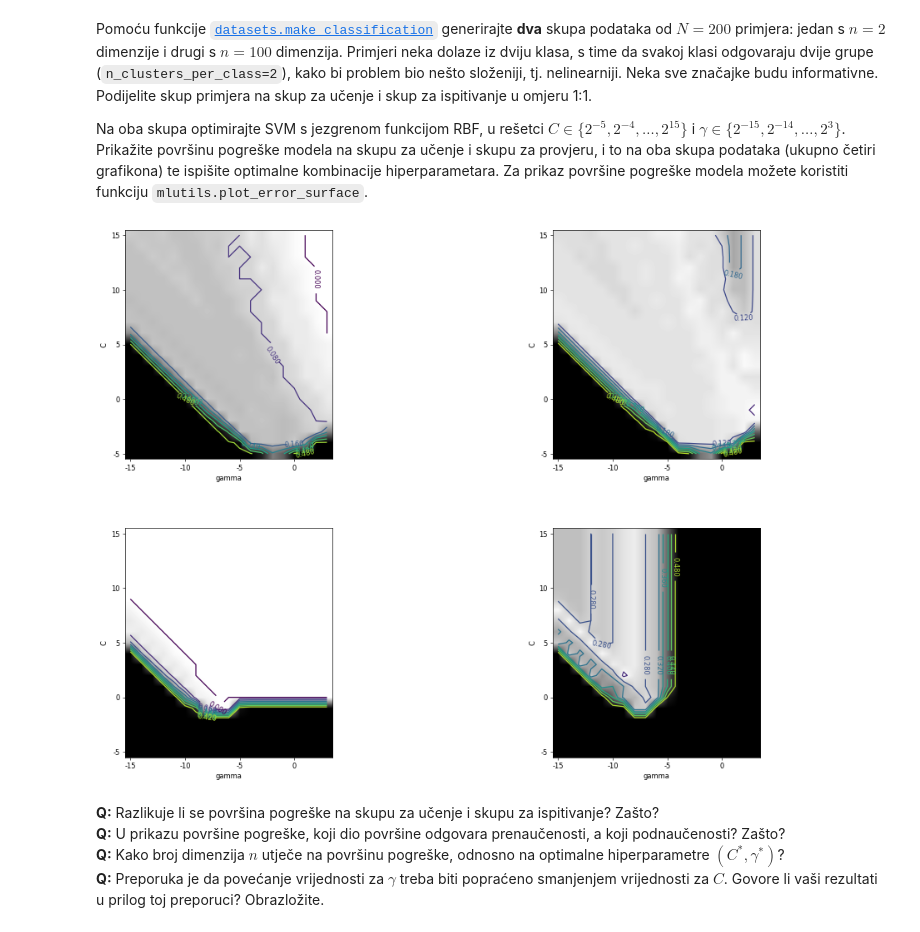
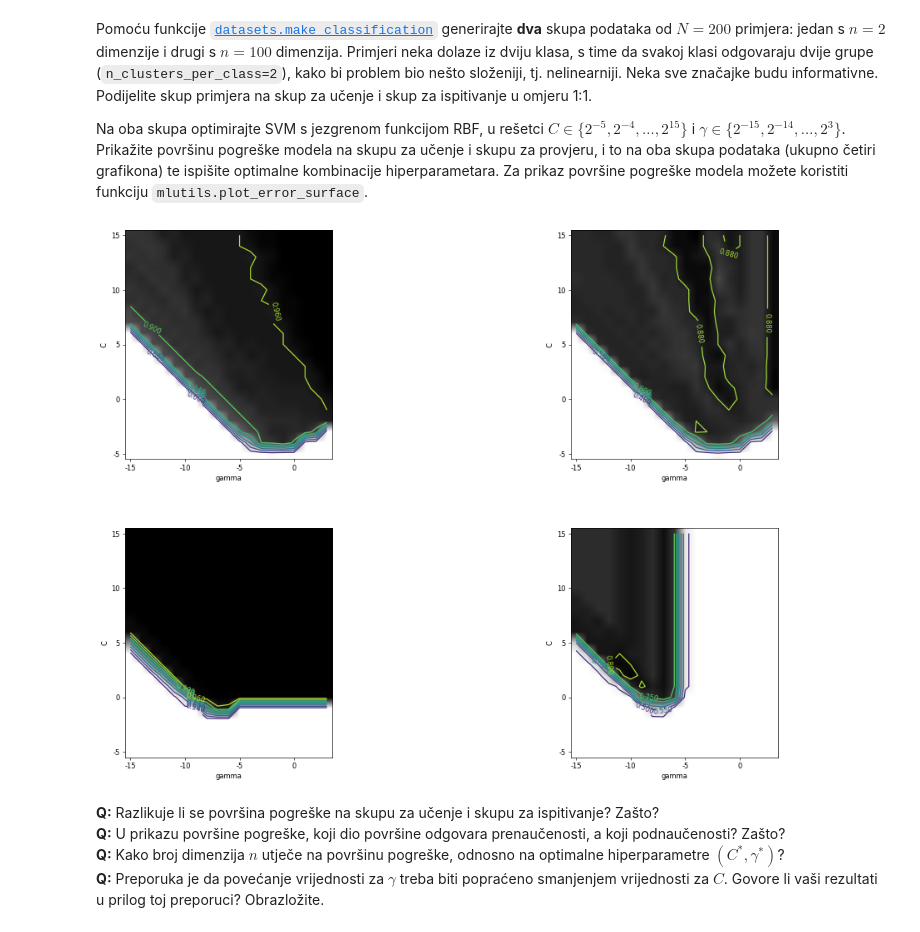
Before and after one commit to Spooky-M/SU_lab1, a Jupyter notebook: SU-2020-LAB03-SVM-i-kNN.ipynb, the cells around one changed output. Drawn from its saved outputs; the diff is of its cells as text; code cells hidden in the pictures.

```diff
--- a/SU-2020-LAB03-SVM-i-kNN.ipynb
+++ b/SU-2020-LAB03-SVM-i-kNN.ipynb
@@ -175,8 +175,7 @@ Definirajte funkciju `hinge(model, x, y)` koja izračunava gubitak zglobnice mod
 # %%
 from sklearn.metrics import hinge_loss
 
-def hinge(model, x, y):
-    return max(0, 1 - y * model.decision_function(x))
+hinge = lambda model, x, y: max(0, 1 - y * model.decision_function(x))
 
 X = np.array(
     [[3,2],
@@ -185,9 +184,9 @@ X = np.array(
 y = np.array([1,1,-1])
 
 for i, (xi, yi) in enumerate(zip(X, y)):
-    print("Iteracija {}:\n\tx={}\n\ty={}\n\tL={}\n".format(i, xi, yi, hinge(svc, xi.reshape(1, -1), yi)))
+    print("Iteracija {}:\n\tx={}\n\ty={}\n\tL={}\n".format(i+1, xi, yi, hinge(svc, xi.reshape(1, -1), yi)))
 
-print("\nRucno izracunata suma: {}\nPomocu ugradene funkcije: {}\n".format(
+print("\nProsjecna greska pomocu hinge: {}\nProsjecna greska pomocu ugradene funkcije: {}\n".format(
     sum([hinge(svc, seven_X[i].reshape(1,-1), seven_y[i]) for i in range(len(seven_X))]) / len(seven_X),
     hinge_loss(seven_y, svc.decision_function(seven_X))))
 # %% [output]
@@ -246,16 +247,16 @@ Model unsep preciznost: 0.875
 # %% [markdown]
 Ovaj zadatak pokazat će kako odabir jezgre utječe na kapacitet SVM-a. Na skupu `unsep` iz prošlog zadatka trenirajte tri modela SVM-a s različitim jezgrenim funkcijama: linearnom, polinomijalnom i radijalnom baznom (RBF) funkcijom. Varirajte hiperparametar $C$ po vrijednostima $C\in\{10^{-2},1,10^2\}$, dok za ostale hiperparametre (stupanj polinoma za polinomijalnu jezgru odnosno hiperparametar $\gamma$ za jezgru RBF) koristite podrazumijevane vrijednosti. Prikažite granice između klasa (i margine) na grafikonu organiziranome u polje $3x3$, gdje su stupci različite jezgre, a retci različite vrijednosti parametra $C$.
 # %%
-C = [10**-2, 1, 10**2]
-jezgra = ["linear", "poly", "rbf"]
+C_lista = [10**-2, 1, 10**2]
+jezgre = ["linear", "poly", "rbf"]
 
 figure(num=None, figsize=(22, 14), dpi=60, facecolor='w', edgecolor='k')
 subplots_adjust(wspace=0.1)
-for i in range(len(C)):
-    for j in range(len(jezgra)):
-        subplot(3, 3, i * len(C) + j + 1)
-        title("c={}, {}".format(C[i], jezgra[j]))
-        plot_2d_svc_problem(unsep_X, unsep_y, SVC(kernel=jezgra[j], C=C[i]).fit(outlier_X, outlier_y))
+for i in range(len(C_lista)):
+    for j in range(len(jezgre)):
+        subplot(3, 3, i * len(C_lista) + j + 1)
+        title("c={}, {}".format(C_lista[i], jezgre[j]))
+        plot_2d_svc_problem(unsep_X, unsep_y, SVC(kernel=jezgre[j], C=C_lista[i]).fit(outlier_X, outlier_y))
 # %% [output]
 [figure]
 # %% [markdown]
@@ -284,8 +285,8 @@ def grid_search(X_train, X_validate, y_train, y_validate, c_range=(0,5), g_range
     for index_i, i in enumerate(gen(c_range)):
         for index_j, j in enumerate(gen(g_range)):
             svc = SVC(C=i, gamma=j).fit(X_train, y_train)
-            h = svc.predict(X_validate)
-            err = zero_one_loss(y_validate, h)
+            pred1 = svc.predict(X_validate)
+            err = accuracy_score(y_validate, pred1)
 
             if err_minimum is None or err_minimum > err:
                 err_minimum = err
@@ -294,8 +295,8 @@ def grid_search(X_train, X_validate, y_train, y_validate, c_range=(0,5), g_range
 
             if error_surface:
                 err_model_validate[index_i][index_j] = err
-                h1 = svc.predict(X_train)
-                err_train = zero_one_loss(y_train, h1)
+                pred2 = svc.predict(X_train)
+                err_train = accuracy_score(y_train, pred2)
                 err_model_train[index_i][index_j] = err_train
 
     return (best_c, best_g, err_model_train, err_model_validate) if error_surface else (best_c, best_g)
@@ -308,32 +309,32 @@ Na oba skupa optimirajte SVM s jezgrenom funkcijom RBF, u rešetci $C\in\{2^{-5}
 # %%
 from sklearn.datasets import make_classification
 from sklearn.model_selection import train_test_split
 import mlutils
 
 omjer = 0.5
 N = 200
 n1 = 2
 n2 = 100
 trainset1_X, trainset1_y = make_classification(n_clusters_per_class=2, n_samples=N, n_features=n1 , n_redundant=0)
 trainset2_X, trainset2_y = make_classification(n_clusters_per_class=2, n_samples=N, n_features=n2 , n_redundant=0)
 t1x_train, t1x_validate, t1y_train, t1y_validate = train_test_split(trainset1_X, trainset1_y, test_size=omjer)
 t2x_train, t2x_validate, t2y_train, t2y_validate = train_test_split(trainset2_X, trainset2_y, test_size=omjer)
 
 c1, g1, err_train1, err_validate1 = grid_search(t1x_train, t1x_validate, t1y_train, t1y_validate, c_range=(-5, 15), g_range=(-15,3), error_surface=True)
 c2, g2, err_train2, err_validate2 = grid_search(t2x_train, t2x_validate, t2y_train, t2y_validate, c_range=(-5, 15), g_range=(-15,3), error_surface=True)
 
 figure(num=None, figsize=(22, 14), dpi=60, facecolor='w', edgecolor='k')
-subplots_adjust(wspace=0.01, hspace = 0.3)
+subplots_adjust(wspace=0.1, hspace = 0.3)
 subplot(2, 2, 1)
 plot_error_surface(err_train1, (-5, 15), (-15, 3))
 subplot(2, 2, 2)
 plot_error_surface(err_validate1, (-5, 15), (-15, 3))
 subplot(2, 2, 3)
 plot_error_surface(err_train2, (-5, 15), (-15, 3))
 subplot(2, 2, 4)
 plot_error_surface(err_validate2, (-5, 15), (-15, 3))
 # %% [output]
-[figure, old version]
+[figure, new version]
 # %% [markdown]
 **Q:** Razlikuje li se površina pogreške na skupu za učenje i skupu za ispitivanje? Zašto?
 **Q:** U prikazu površine pogreške, koji dio površine odgovara prenaučenosti, a koji podnaučenosti? Zašto?
```
Also changed, not shown: parts of 19 cells of this notebook.
